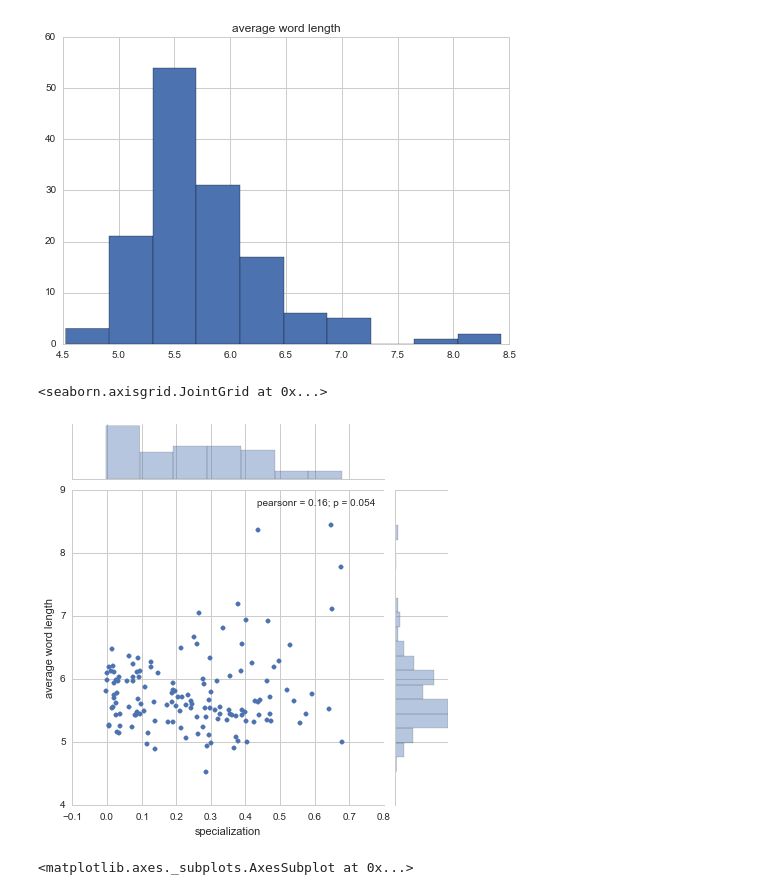
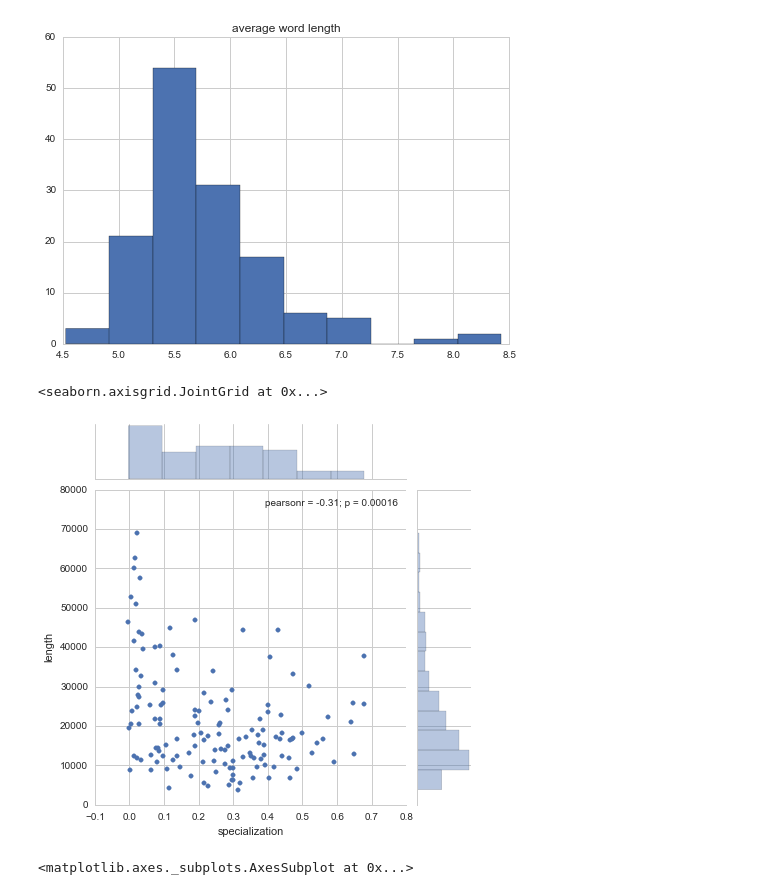
Before and after one commit to WeKeyPedia/notebooks, a Jupyter notebook: dataset geometry.ipynb, the cells around one changed output. Saved outputs shown, nothing was run; the diff lists cells and outputs as text; code cells hidden in the pictures.

```diff
--- a/dataset geometry.ipynb
+++ b/dataset geometry.ipynb
@@ -28,7 +28,6 @@ sns.set(style="whitegrid")
 table = pd.read_csv("data/wikipedia-geometry/final.csv", encoding="UTF-8")
 
 #table.head(25) ## always this stupid utf-8 problem...
-table = table.rename(columns=lambda x: x.replace(".", " "))
 
 table = table.set_index("pagename")
 table.head(10)
@@ -92,10 +91,10 @@ table.hist("average word length")
 array([[<matplotlib.axes._subplots.AxesSubplot object at 0x...>]], dtype=object)
 [figure]
 # %%
-sns.jointplot(table.specialization, table["average word length"])
+sns.jointplot(table.specialization, table["length"])
 # %% [output]
 <seaborn.axisgrid.JointGrid at 0x...>
-[figure, old version]
+[figure, new version]
 # %%
 sns.violinplot(table["average word length"], [ math.ceil(x * 10) for x in table["specialization"]])
 # %% [output]
```
Also changed, not shown: parts of 1 cell of this notebook.
